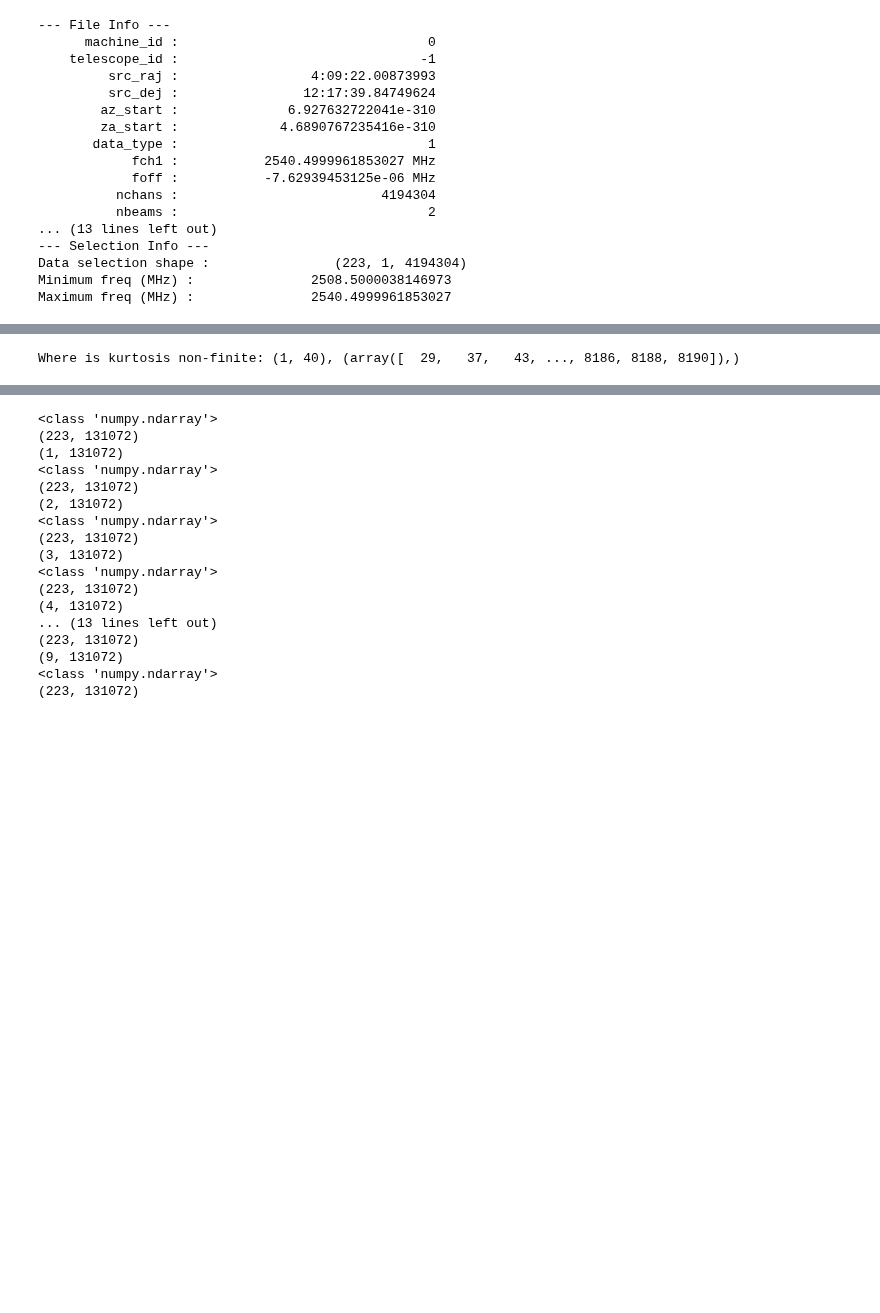
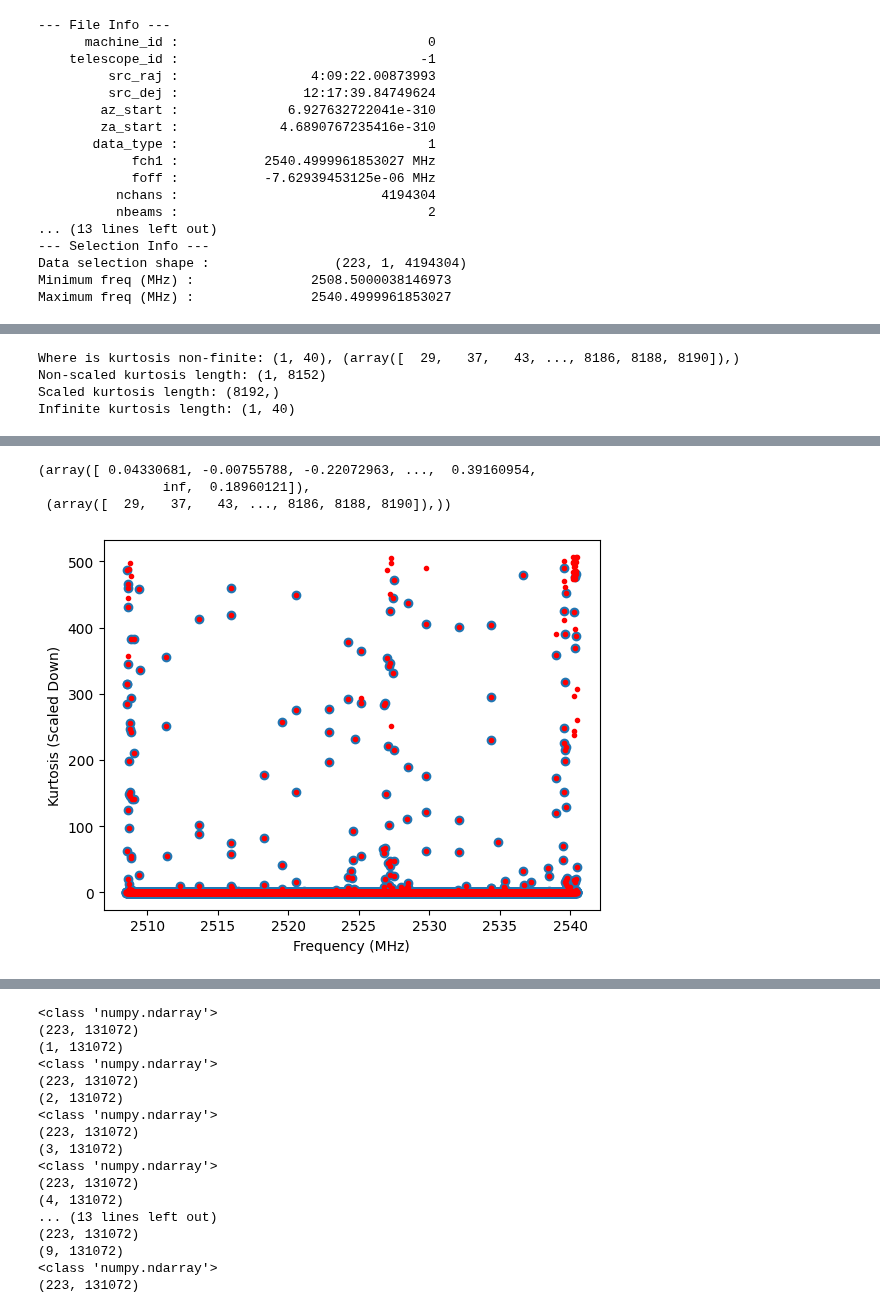
Before and after one commit to jareds-laf/playing-with-cosmic-data, a Jupyter notebook: filterbank/filterbank_rfi_id_kurtosis.ipynb, the cells around one changed output, grey strips where cells are left out. Cells and saved outputs as stored; diff of their text form; code cells hidden in the pictures; blank space fills up the shorter version.

```diff
--- a/filterbank/filterbank_rfi_id_kurtosis.ipynb
+++ b/filterbank/filterbank_rfi_id_kurtosis.ipynb
@@ -179,4 +252,7 @@ def get_kurtosis(wf_in, n_divs=32):
 # %%
-get_kurtosis(water6, 8192)
+plot_tavg_kurtosis_scale(water6, 8192)
 # %% [output]
 Where is kurtosis non-finite: (1, 40), (array([  29,   37,   43, ..., 8186, 8188, 8190]),)
+Non-scaled kurtosis length: (1, 8152)
+Scaled kurtosis length: (8192,)
+Infinite kurtosis length: (1, 40)
@@ -185 +259,5 @@ Where is kurtosis non-finite: (1, 40), (array([  29,   37,   43, ..., 8186, 8188
+(array([ 0.04330681, -0.00755788, -0.22072963, ...,  0.39160954,
+                inf,  0.18960121]),
+ (array([  29,   37,   43, ..., 8186, 8188, 8190]),))
+[figure, added]
 # %%
```
Also changed, not shown: parts of 14 cells of this notebook, 1 other file.
